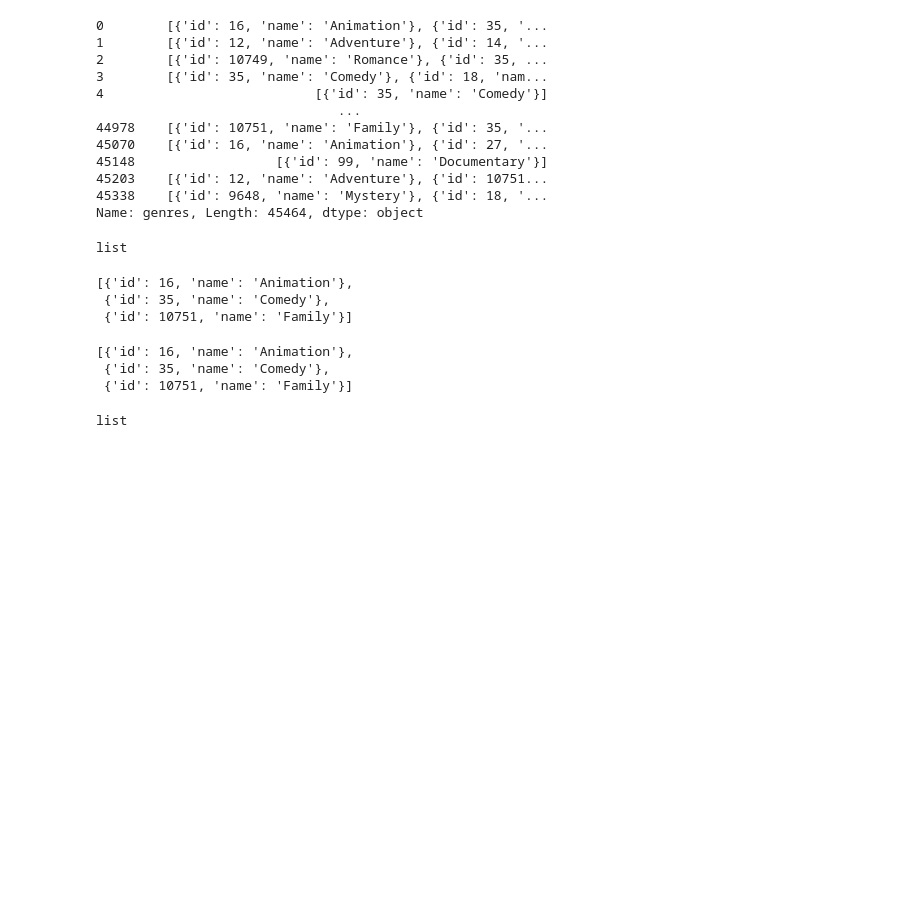
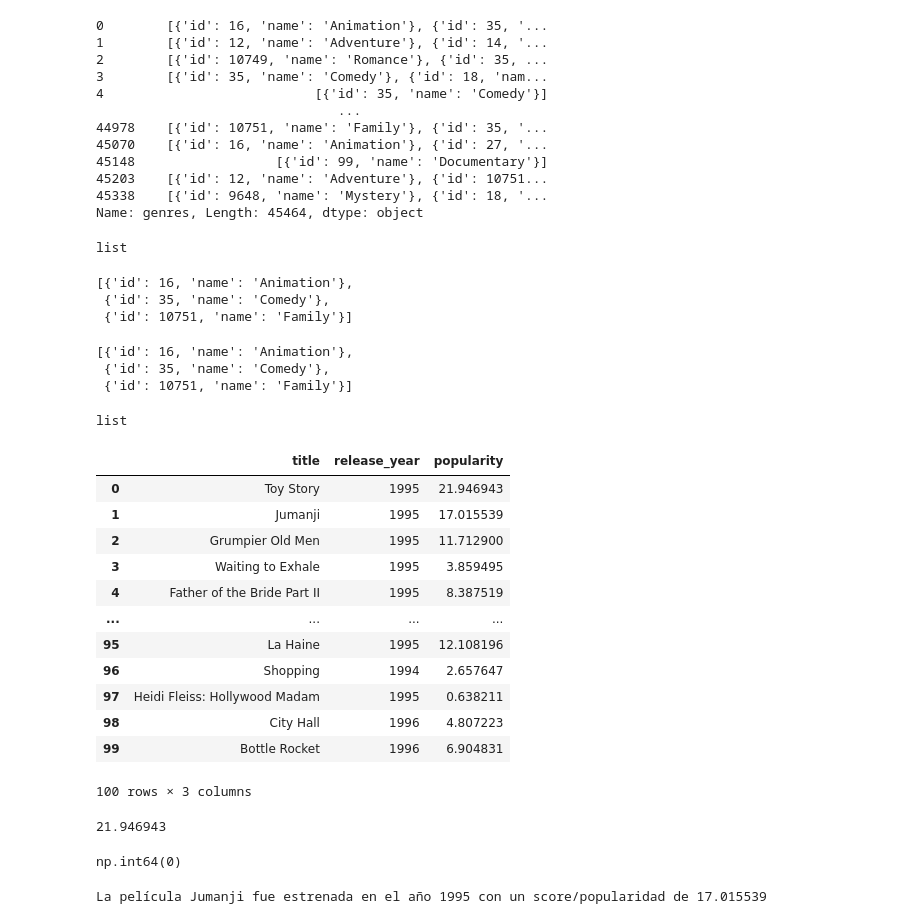
Before and after one commit to Samuel-R-021/Henry-PI01, a Jupyter notebook: Transformaciones.ipynb, the cells around one changed output. Saved outputs shown, nothing was run; the diff lists cells and outputs as text; code cells hidden in the pictures; blank space fills up the shorter version.

Commit message:
score_titulo prueba

```diff
--- a/Transformaciones.ipynb
+++ b/Transformaciones.ipynb
@@ -220,3 +239,33 @@ movies['genres'][0]
 type(movies['genres'][0])
 # %% [output]
 list
+# %%
+pelis = pd.read_csv('popularity_test.csv')
+pelis
+# %% [output]
+|  | title | release_year | popularity |
+| 0 | Toy Story | 1995 | 21.946943 |
+| 1 | Jumanji | 1995 | 17.015539 |
+| 2 | Grumpier Old Men | 1995 | 11.712900 |
+| 3 | Waiting to Exhale | 1995 | 3.859495 |
+| 4 | Father of the Bride Part II | 1995 | 8.387519 |
+| ... | ... | ... | ... |
+| 95 | La Haine | 1995 | 12.108196 |
+| 96 | Shopping | 1994 | 2.657647 |
+| 97 | Heidi Fleiss: Hollywood Madam | 1995 | 0.638211 |
+| 98 | City Hall | 1996 | 4.807223 |
+| 99 | Bottle Rocket | 1996 | 6.904831 |
+100 rows × 3 columns
+# %%
+print(pelis.loc['Toy Story']['popularity'])
+# %% [output]
+21.946943
+# %%
+pelis.index[pelis['title']== 'Toy Story'][0]
+# %% [output]
+np.int64(0)
+# %%
+indice = pelis.index[pelis['title']== 'Jumanji'][0]
+print(f"La película {pelis['title'][indice]} fue estrenada en el año {pelis['release_year'][indice]} con un score/popularidad de {pelis['popularity'][indice]}")
+# %% [output]
+La película Jumanji fue estrenada en el año 1995 con un score/popularidad de 17.015539
```
Also changed, not shown: parts of 5 cells of this notebook, 2 other files.
